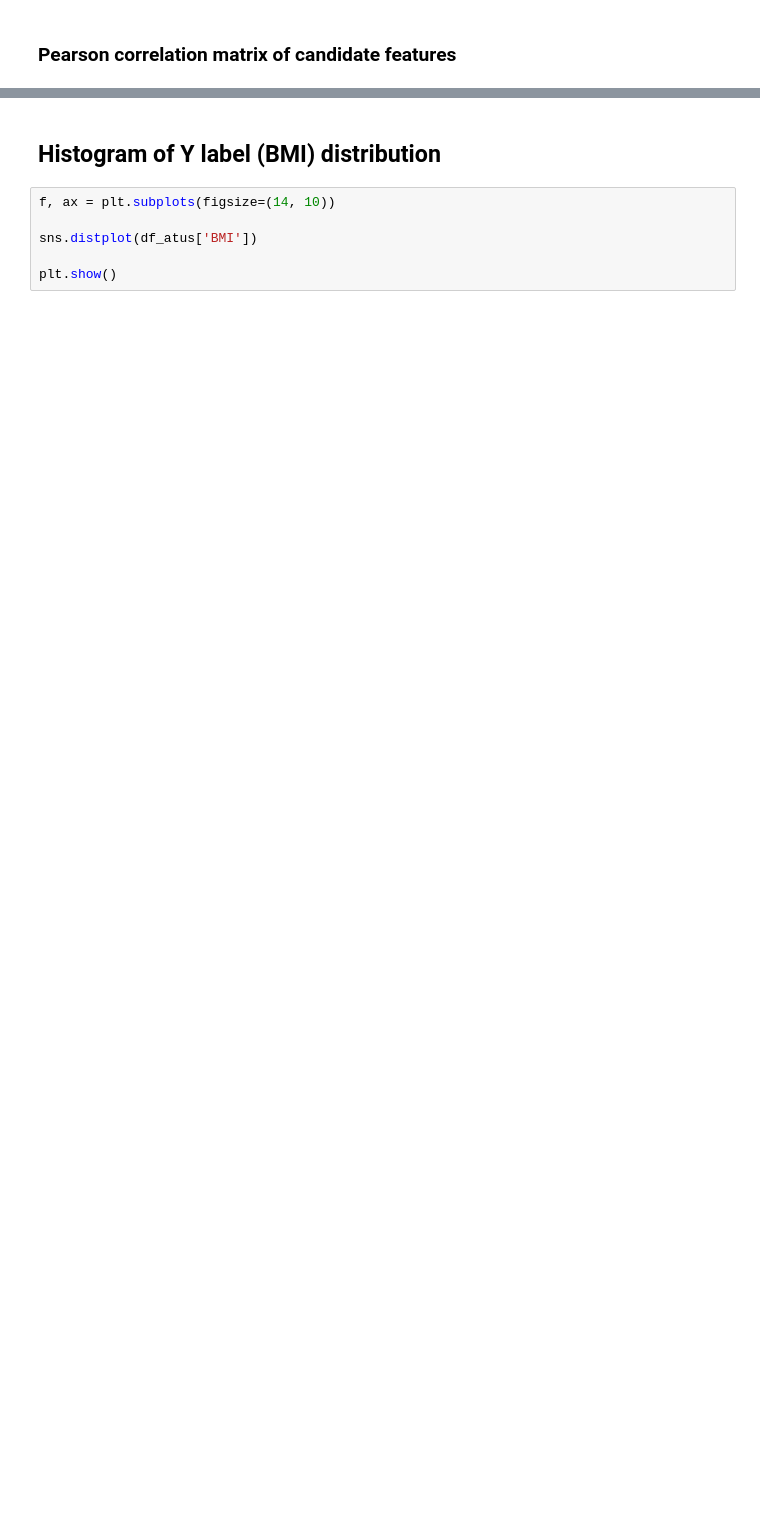
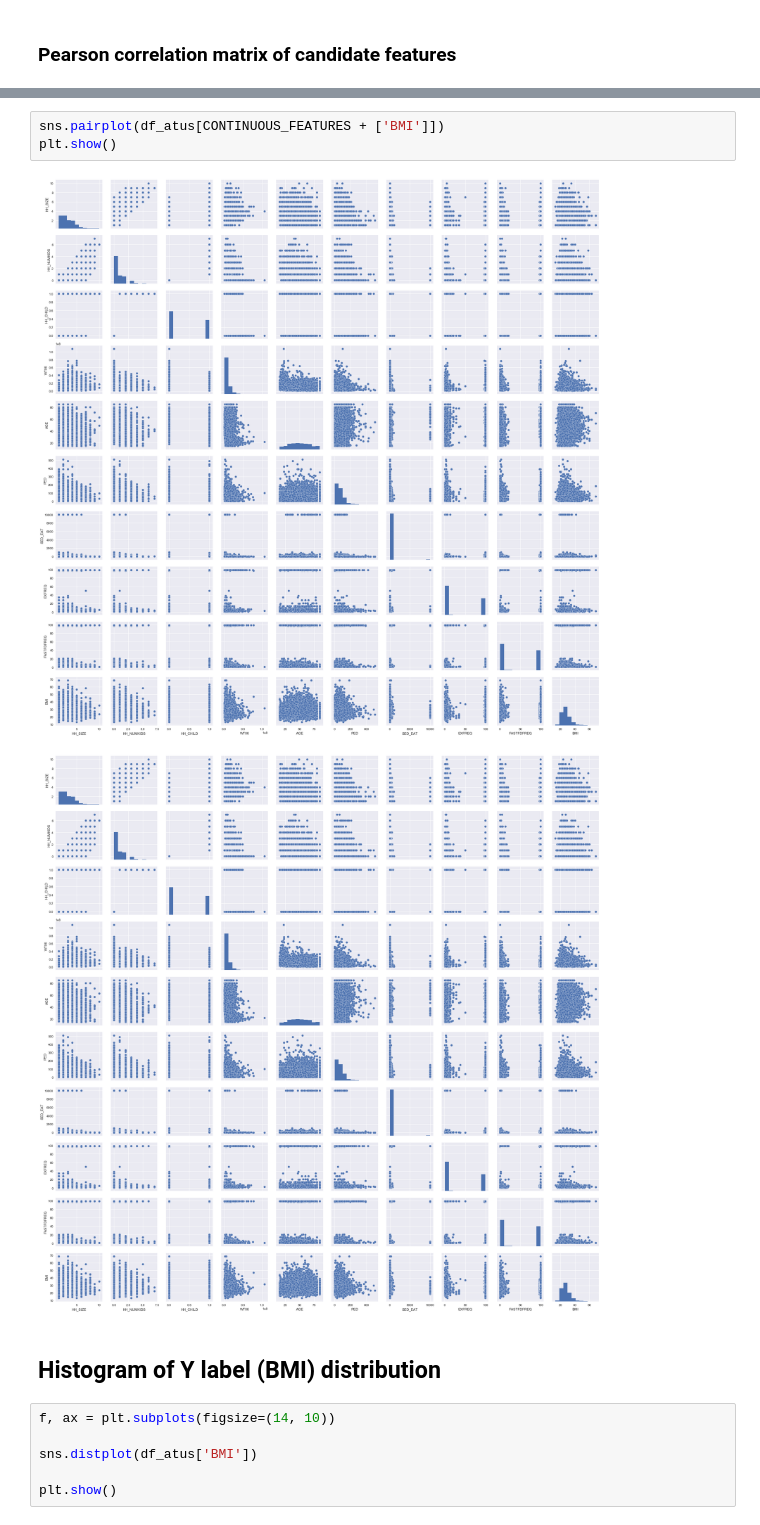
Before and after one commit to br4qua/atus-analysis-obesity, a Jupyter notebook: analyses/exploratory_analysis.ipynb, the cells around one changed output, grey strips where cells are left out. Cells and saved outputs as stored; diff of their text form; blank space fills up the shorter version.

```diff
--- a/analyses/exploratory_analysis.ipynb
+++ b/analyses/exploratory_analysis.ipynb
@@ -30,3 +48,9 @@ plt.show()
+# %%
+sns.pairplot(df_atus[CONTINUOUS_FEATURES + ['BMI']])
+plt.show()
+# %% [output]
+[figure, added]
+[figure, added]
 # %% [markdown]
 ## Histogram of Y label (BMI) distribution
 # %%
```
Also changed, not shown: parts of 8 cells of this notebook.
